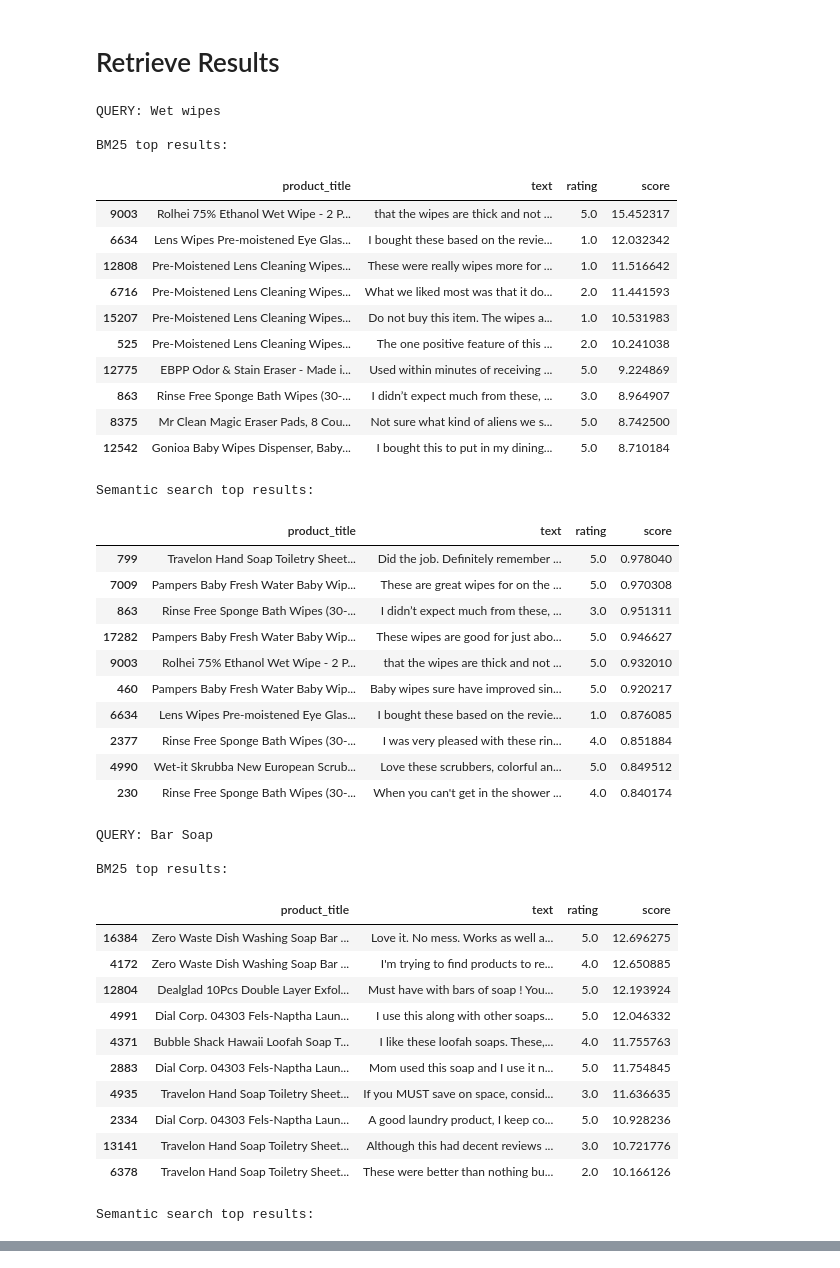
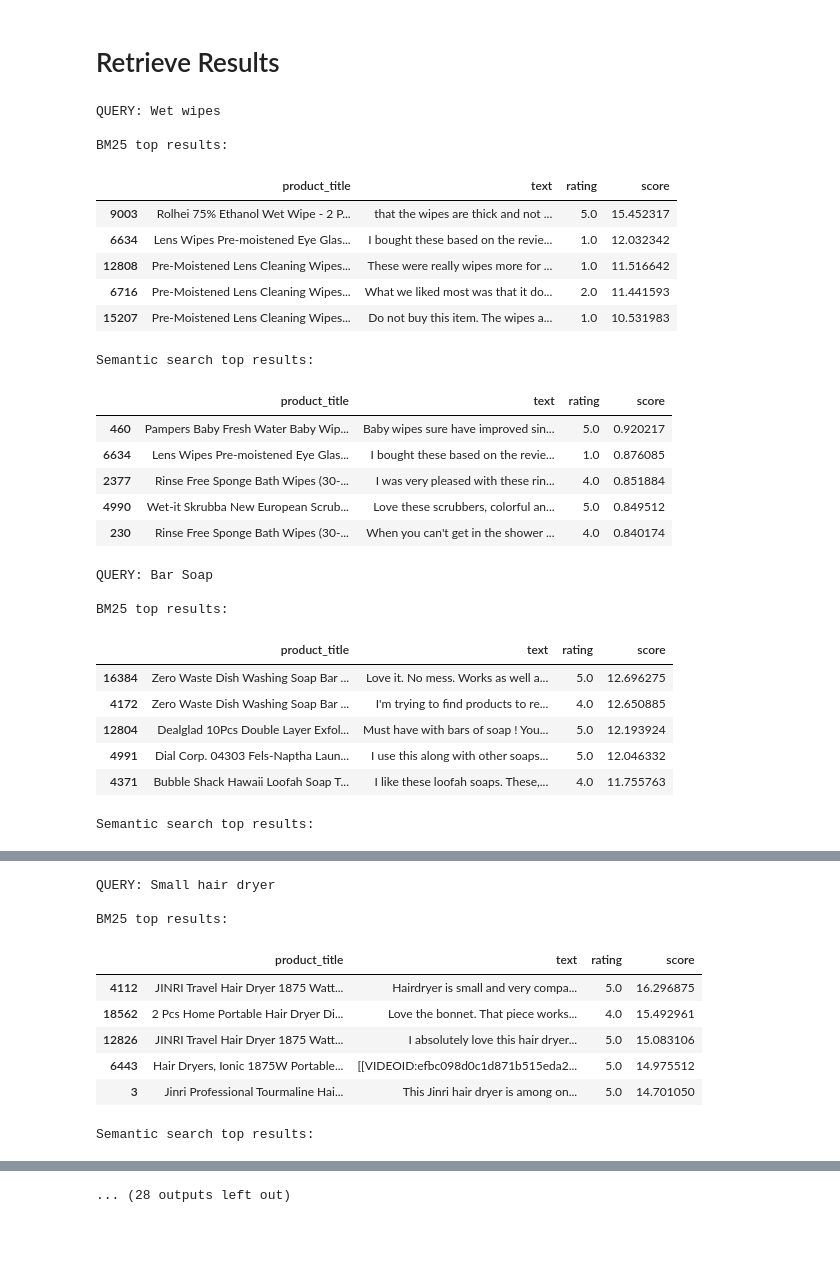
Before and after one commit to UBC-MDS/DSCI_575_project_cliauwyt_cea, a Jupyter notebook: notebooks/milestone1_results.ipynb, the cells around one changed output, grey strips where cells are left out. Saved outputs shown, nothing was run; the diff lists cells and outputs as text; code cells hidden in the pictures; blank space fills up the shorter version.

Commit message:
updated bm25_search function, add 10 queries total

```diff
--- a/notebooks/milestone1_results.ipynb
+++ b/notebooks/milestone1_results.ipynb
@@ -64,38 +64,36 @@ Notes:
 # Retrieve Results
 # %%
 queries = ["Wet wipes",
-           "Bar Soap"]
+           "Bar Soap",
+           "Small hair dryer",
+           "The best air humidifer with essential oil",
+           "mineral sunscreen for babies",
+           "hair spray that last more than 6 hours",
+           "Best Vitamins or supplements to take for pregnant women",
+           "best stainless steel pan for cooking",
+           "sunrise lamp that will help me to wake up in the morning",
+           "Something to relieve my back pain"]
 # %%
 for q in queries:
     print(f"QUERY: {q}\n")
 
     print("BM25 top results:")
-    display(bm25_search(q, bm25, data, top_k=10))
+    display(bm25_search(q, pickle_path, data))
 
     print("\nSemantic search top results:")
-    display(semantic_search(q, semantic_index_path, model, data, top_k=10))
+    display(semantic_search(q, semantic_index_path, model, data))
 # %% [output]
 QUERY: Wet wipes
 
 BM25 top results:
 |  | product_title | text | rating | score |
 | 9003 | Rolhei 75% Ethanol Wet Wipe - 2 P... | that the wipes are thick and not ... | 5.0 | 15.452317 |
 | 6634 | Lens Wipes Pre-moistened Eye Glas... | I bought these based on the revie... | 1.0 | 12.032342 |
 | 12808 | Pre-Moistened Lens Cleaning Wipes... | These were really wipes more for ... | 1.0 | 11.516642 |
 | 6716 | Pre-Moistened Lens Cleaning Wipes... | What we liked most was that it do... | 2.0 | 11.441593 |
 | 15207 | Pre-Moistened Lens Cleaning Wipes... | Do not buy this item. The wipes a... | 1.0 | 10.531983 |
-| 525 | Pre-Moistened Lens Cleaning Wipes... | The one positive feature of this ... | 2.0 | 10.241038 |
-| 12775 | EBPP Odor & Stain Eraser - Made i... | Used within minutes of receiving ... | 5.0 | 9.224869 |
-| 863 | Rinse Free Sponge Bath Wipes (30-... | I didn’t expect much from these, ... | 3.0 | 8.964907 |
-| 8375 | Mr Clean Magic Eraser Pads, 8 Cou... | Not sure what kind of aliens we s... | 5.0 | 8.742500 |
-| 12542 | Gonioa Baby Wipes Dispenser, Baby... | I bought this to put in my dining... | 5.0 | 8.710184 |
 Semantic search top results:
 |  | product_title | text | rating | score |
-| 799 | Travelon Hand Soap Toiletry Sheet... | Did the job. Definitely remember ... | 5.0 | 0.978040 |
-| 7009 | Pampers Baby Fresh Water Baby Wip... | These are great wipes for on the ... | 5.0 | 0.970308 |
-| 863 | Rinse Free Sponge Bath Wipes (30-... | I didn’t expect much from these, ... | 3.0 | 0.951311 |
-| 17282 | Pampers Baby Fresh Water Baby Wip... | These wipes are good for just abo... | 5.0 | 0.946627 |
-| 9003 | Rolhei 75% Ethanol Wet Wipe - 2 P... | that the wipes are thick and not ... | 5.0 | 0.932010 |
 | 460 | Pampers Baby Fresh Water Baby Wip... | Baby wipes sure have improved sin... | 5.0 | 0.920217 |
 | 6634 | Lens Wipes Pre-moistened Eye Glas... | I bought these based on the revie... | 1.0 | 0.876085 |
 | 2377 | Rinse Free Sponge Bath Wipes (30-... | I was very pleased with these rin... | 4.0 | 0.851884 |
@@ -110,10 +108,5 @@ BM25 top results:
 | 12804 | Dealglad 10Pcs Double Layer Exfol... | Must have with bars of soap ! You... | 5.0 | 12.193924 |
 | 4991 | Dial Corp. 04303 Fels-Naptha Laun... | I use this along with other soaps... | 5.0 | 12.046332 |
 | 4371 | Bubble Shack Hawaii Loofah Soap T... | I like these loofah soaps. These,... | 4.0 | 11.755763 |
-| 2883 | Dial Corp. 04303 Fels-Naptha Laun... | Mom used this soap and I use it n... | 5.0 | 11.754845 |
-| 4935 | Travelon Hand Soap Toiletry Sheet... | If you MUST save on space, consid... | 3.0 | 11.636635 |
-| 2334 | Dial Corp. 04303 Fels-Naptha Laun... | A good laundry product, I keep co... | 5.0 | 10.928236 |
-| 13141 | Travelon Hand Soap Toiletry Sheet... | Although this had decent reviews ... | 3.0 | 10.721776 |
-| 6378 | Travelon Hand Soap Toiletry Sheet... | These were better than nothing bu... | 2.0 | 10.166126 |
 Semantic search top results:
 |  | product_title | text | rating | score |
@@ -127,3 +115,13 @@ Semantic search top results:
 | 16384 | Zero Waste Dish Washing Soap Bar ... | Love it. No mess. Works as well a... | 5.0 | 0.794553 |
 | 12804 | Dealglad 10Pcs Double Layer Exfol... | Must have with bars of soap ! You... | 5.0 | 0.786824 |
 | 2883 | Dial Corp. 04303 Fels-Naptha Laun... | Mom used this soap and I use it n... | 5.0 | 0.769150 |
+QUERY: Small hair dryer
+
+BM25 top results:
+|  | product_title | text | rating | score |
+| 4112 | JINRI Travel Hair Dryer 1875 Watt... | Hairdryer is small and very compa... | 5.0 | 16.296875 |
+| 18562 | 2 Pcs Home Portable Hair Dryer Di... | Love the bonnet. That piece works... | 4.0 | 15.492961 |
+| 12826 | JINRI Travel Hair Dryer 1875 Watt... | I absolutely love this hair dryer... | 5.0 | 15.083106 |
+| 6443 | Hair Dryers, Ionic 1875W Portable... | [[VIDEOID:efbc098d0c1d871b515eda2... | 5.0 | 14.975512 |
+| 3 | Jinri Professional Tourmaline Hai... | This Jinri hair dryer is among on... | 5.0 | 14.701050 |
+Semantic search top results:
@@ -129,0 +134 @@ Semantic search top results:
+... (28 outputs left out)
```
Also changed, not shown: parts of 1 cell of this notebook, 1 other file.
